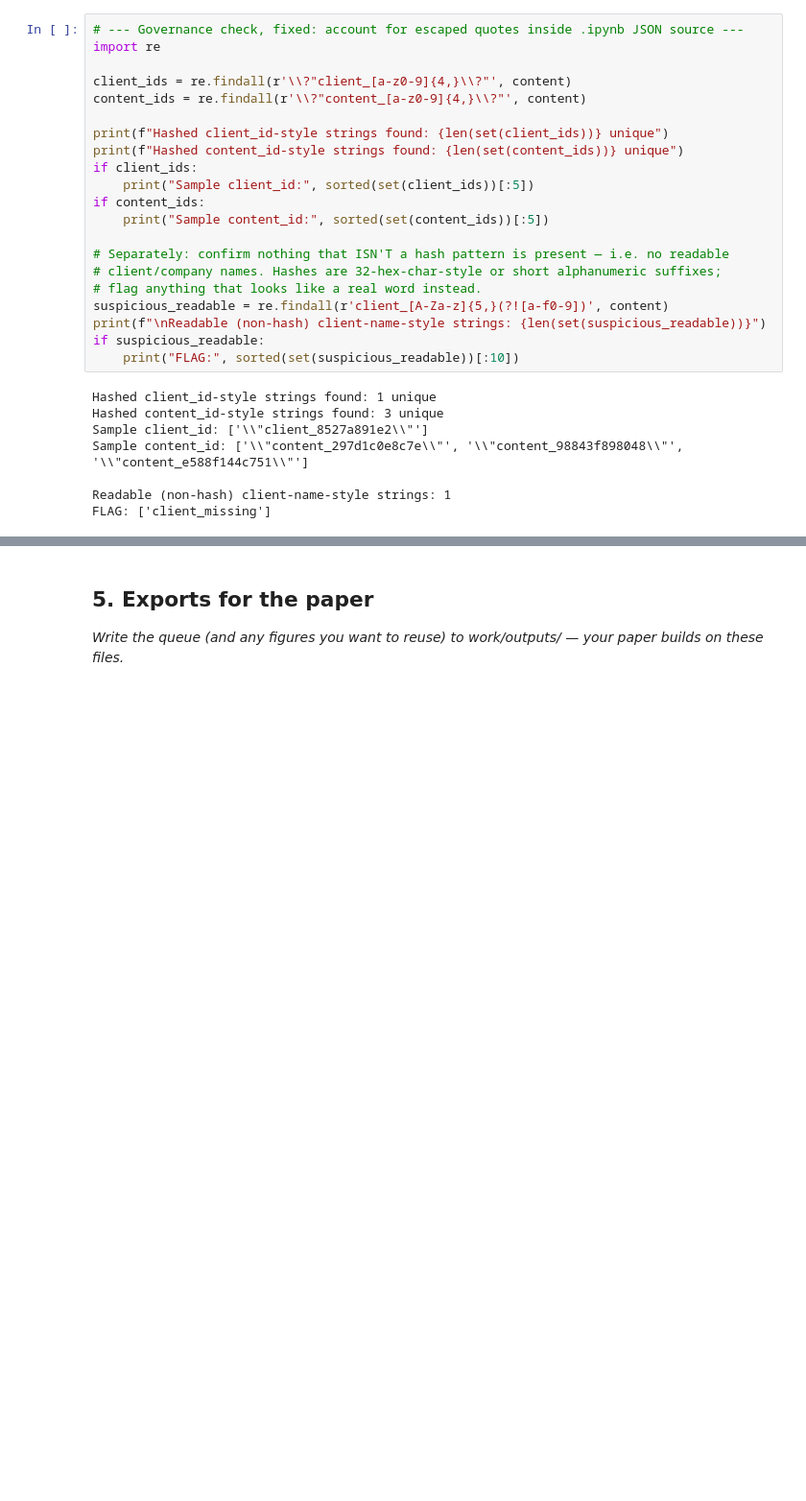
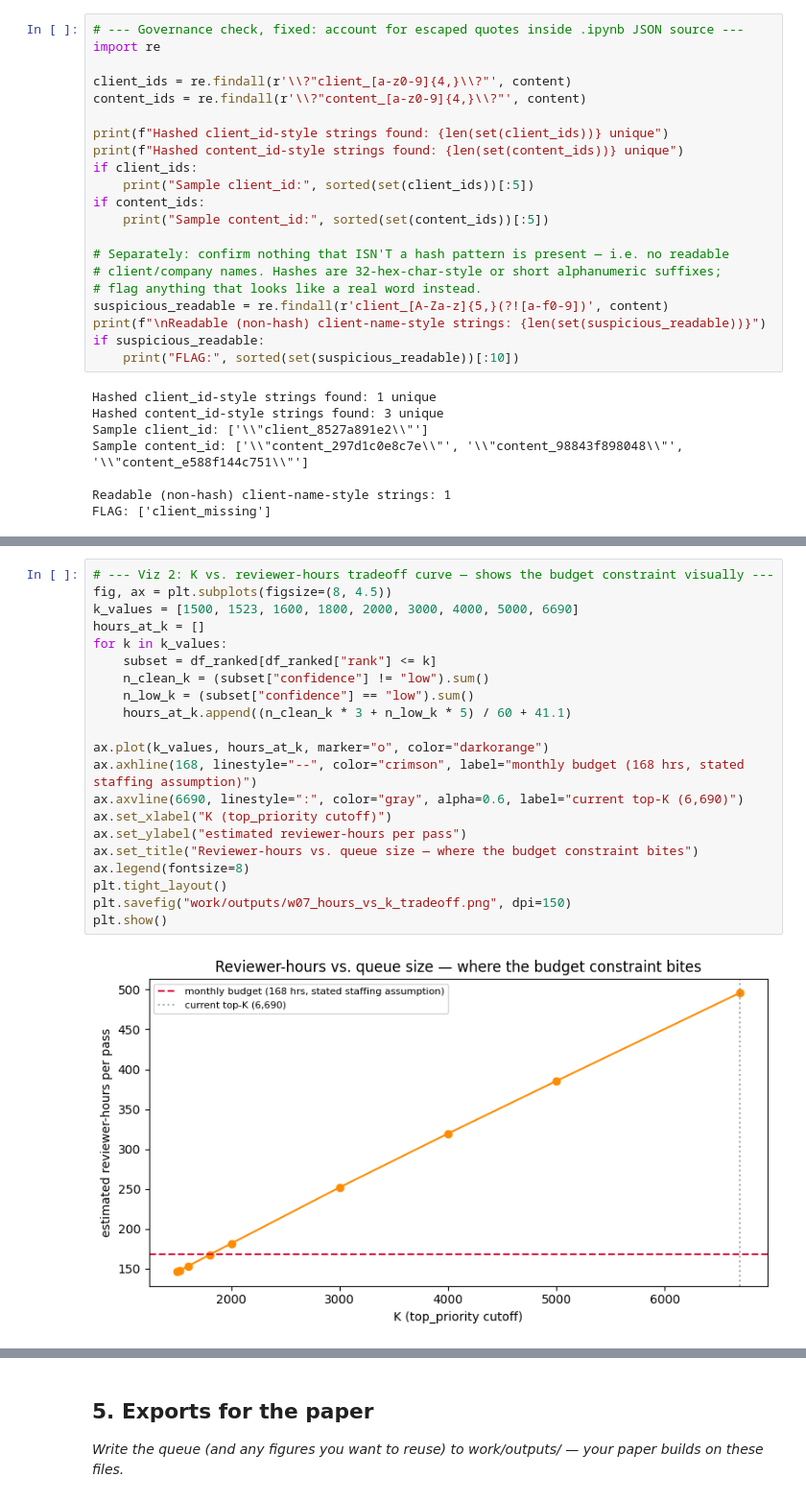
Before and after one commit to whozahm3d/flyrank-ml-internship, a Jupyter notebook: work/notebooks/w07_action_playbook.ipynb, the cells around one changed output, grey strips where cells are left out. Shown at 96% size. Drawn from its saved outputs; the diff is of its cells as text; blank space fills up the shorter version.

```diff
--- a/work/notebooks/w07_action_playbook.ipynb
+++ b/work/notebooks/w07_action_playbook.ipynb
@@ -762,0 +1088,23 @@ plt.show()
+# %%
+# --- Viz 2: K vs. reviewer-hours tradeoff curve — shows the budget constraint visually ---
+fig, ax = plt.subplots(figsize=(8, 4.5))
+k_values = [1500, 1523, 1600, 1800, 2000, 3000, 4000, 5000, 6690]
+hours_at_k = []
+for k in k_values:
+    subset = df_ranked[df_ranked["rank"] <= k]
+    n_clean_k = (subset["confidence"] != "low").sum()
+    n_low_k = (subset["confidence"] == "low").sum()
+    hours_at_k.append((n_clean_k * 3 + n_low_k * 5) / 60 + 41.1)
+
+ax.plot(k_values, hours_at_k, marker="o", color="darkorange")
+ax.axhline(168, linestyle="--", color="crimson", label="monthly budget (168 hrs, stated staffing assumption)")
+ax.axvline(6690, linestyle=":", color="gray", alpha=0.6, label="current top-K (6,690)")
+ax.set_xlabel("K (top_priority cutoff)")
+ax.set_ylabel("estimated reviewer-hours per pass")
+ax.set_title("Reviewer-hours vs. queue size — where the budget constraint bites")
+ax.legend(fontsize=8)
+plt.tight_layout()
+plt.savefig("work/outputs/w07_hours_vs_k_tradeoff.png", dpi=150)
+plt.show()
+# %% [output]
+[figure, added]
```
Also changed, not shown: parts of 24 cells of this notebook.
